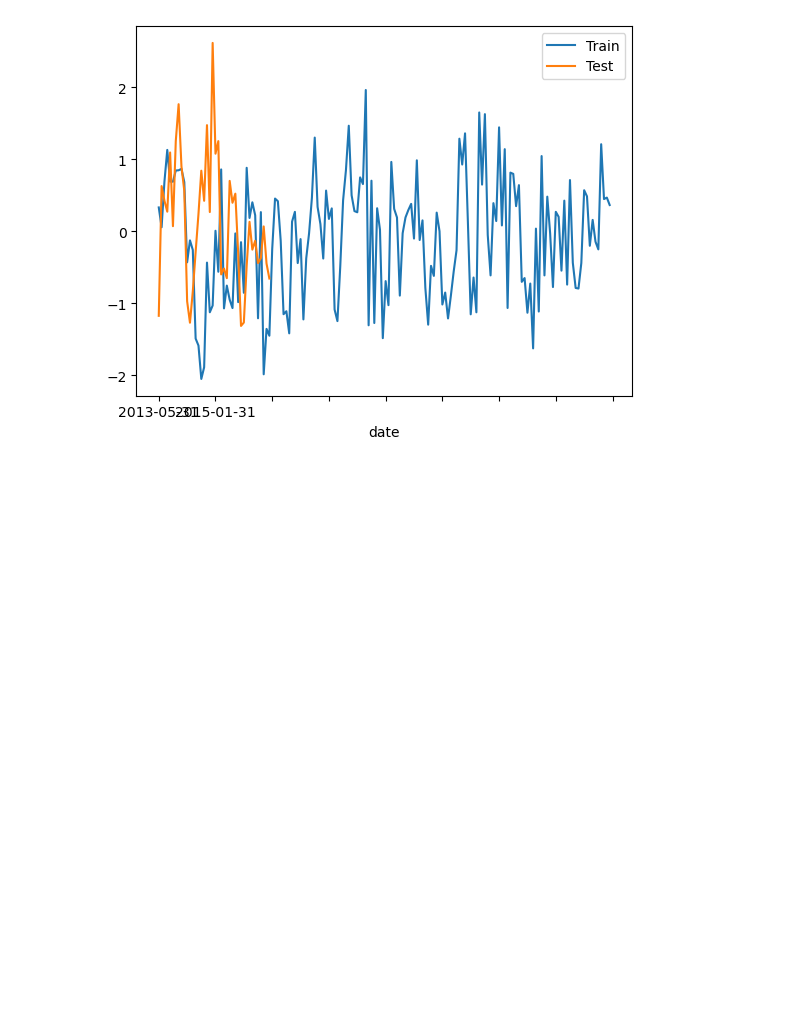
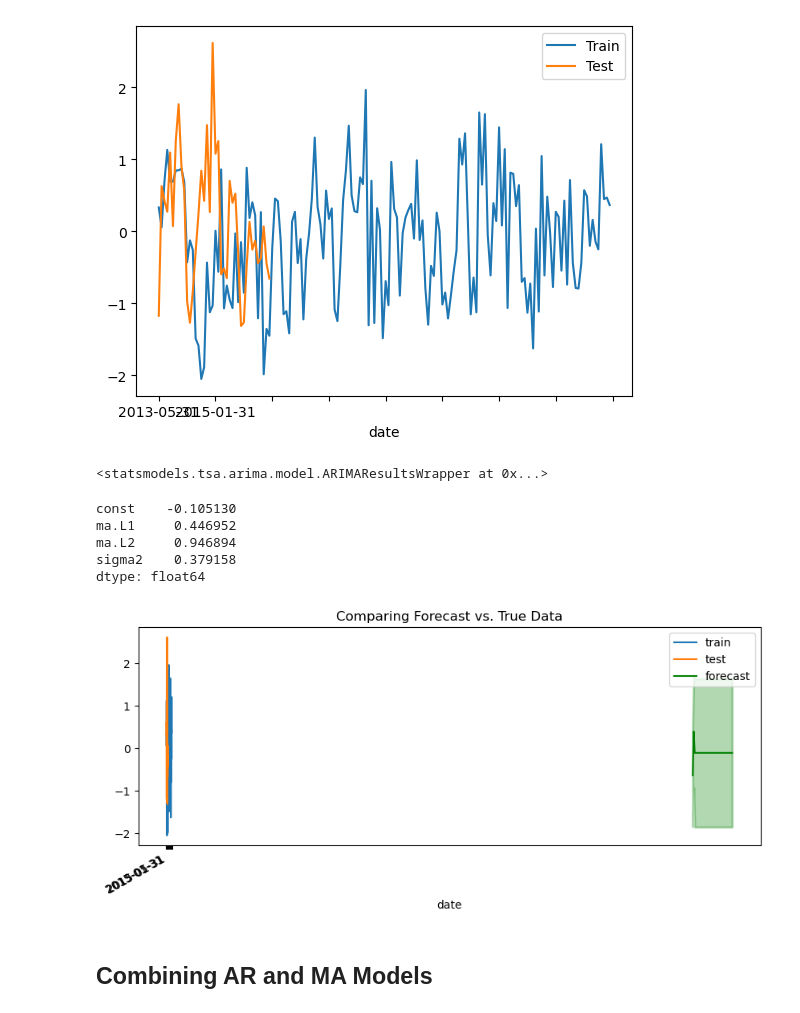
Before and after one commit to Rovidicus/Forecasting-Timeseries, a Jupyter notebook: Moving_Average_Models.ipynb, the cells around one changed output. Drawn from its saved outputs; the diff is of its cells as text; code cells hidden in the pictures; blank space fills up the shorter version.

Commit message:
Finished core ARIMA model work

```diff
--- a/Moving_Average_Models.ipynb
+++ b/Moving_Average_Models.ipynb
@@ -177,3 +178,31 @@ test.plot(ax=ax, label='Test')
 ax.legend();
 # %% [output]
 [figure]
+# %%
+# First define the orders (p,d,q)
+p = 0 # p is us ed for AR models (set to 0 for an MA only model)
+d = 0 # no differcing was required to make the data stationary
+q = 2 # q based on significant lags in ACF
+# Now instantiate the model with the data and fit
+ma_2_model = tsa.ARIMA(train, order = (p,d,q)).fit()
+ma_2_model
+# %% [output]
+<statsmodels.tsa.arima.model.ARIMAResultsWrapper at 0x...>
+# %%
+# Obtain the parameters of the fit model
+ma_2_model.params
+# %% [output]
+const    -0.105130
+ma.L1     0.446952
+ma.L2     0.946894
+sigma2    0.379158
+dtype: float64
+# %%
+# Obtain forecast as a dataframe with confidence intervals
+forecast_df = ma_2_model.get_forecast(steps=len(test)).summary_frame()
+# Call the custom function to plot the forecasts with confidence intervals and true values
+plot_forecast(train, test, forecast_df);
+# %% [output]
+[figure, added]
+# %% [markdown]
+## Combining AR and MA Models
```
Also changed, not shown: parts of 23 cells of this notebook, 7 other files.
